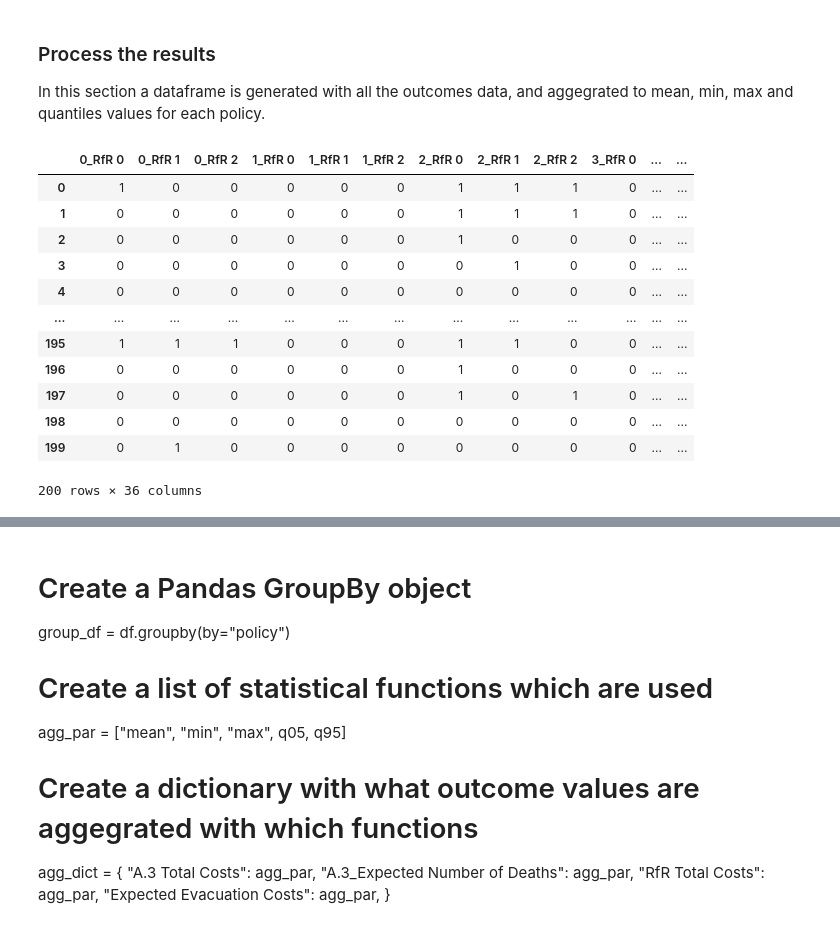
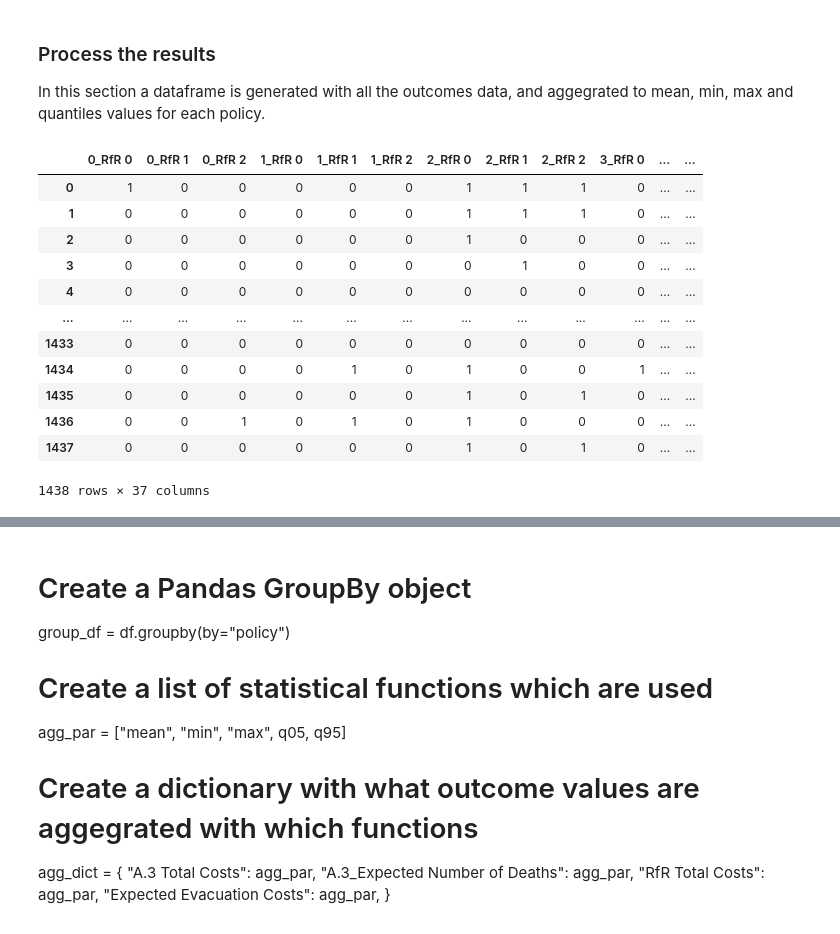
Before and after one commit to hannadenekamp/modelbased, a Jupyter notebook: Problem Formulations.ipynb, the cells around one changed output, grey strips where cells are left out. Drawn from its saved outputs; the diff is of its cells as text; code cells hidden in the pictures.

```diff
--- a/Problem Formulations.ipynb
+++ b/Problem Formulations.ipynb
@@ -367,19 +381,3 @@ In this section a dataframe is generated with all the outcomes data, and aggegra
 # df = pd.DataFrame(out)
 # df["policy"] = pd.DataFrame(exp)["policy"]
 # df
-# %%
-pd.DataFrame(df1)
-# %% [output]
-|  | 0_RfR 0 | 0_RfR 1 | 0_RfR 2 | 1_RfR 0 | 1_RfR 1 | 1_RfR 2 | 2_RfR 0 | 2_RfR 1 | 2_RfR 2 | 3_RfR 0 | ... | ... |
-| 0 | 1 | 0 | 0 | 0 | 0 | 0 | 1 | 1 | 1 | 0 | ... | ... |
-| 1 | 0 | 0 | 0 | 0 | 0 | 0 | 1 | 1 | 1 | 0 | ... | ... |
-| 2 | 0 | 0 | 0 | 0 | 0 | 0 | 1 | 0 | 0 | 0 | ... | ... |
-| 3 | 0 | 0 | 0 | 0 | 0 | 0 | 0 | 1 | 0 | 0 | ... | ... |
-| 4 | 0 | 0 | 0 | 0 | 0 | 0 | 0 | 0 | 0 | 0 | ... | ... |
-| ... | ... | ... | ... | ... | ... | ... | ... | ... | ... | ... | ... | ... |
-| 195 | 1 | 1 | 1 | 0 | 0 | 0 | 1 | 1 | 0 | 0 | ... | ... |
-| 196 | 0 | 0 | 0 | 0 | 0 | 0 | 1 | 0 | 0 | 0 | ... | ... |
-| 197 | 0 | 0 | 0 | 0 | 0 | 0 | 1 | 0 | 1 | 0 | ... | ... |
-| 198 | 0 | 0 | 0 | 0 | 0 | 0 | 0 | 0 | 0 | 0 | ... | ... |
-| 199 | 0 | 1 | 0 | 0 | 0 | 0 | 0 | 0 | 0 | 0 | ... | ... |
-200 rows × 36 columns
@@ -385,0 +386,16 @@ pd.DataFrame(df1)
+# %%
+opt
+# %% [output]
+|  | 0_RfR 0 | 0_RfR 1 | 0_RfR 2 | 1_RfR 0 | 1_RfR 1 | 1_RfR 2 | 2_RfR 0 | 2_RfR 1 | 2_RfR 2 | 3_RfR 0 | ... | ... |
+| 0 | 1 | 0 | 0 | 0 | 0 | 0 | 1 | 1 | 1 | 0 | ... | ... |
+| 1 | 0 | 0 | 0 | 0 | 0 | 0 | 1 | 1 | 1 | 0 | ... | ... |
+| 2 | 0 | 0 | 0 | 0 | 0 | 0 | 1 | 0 | 0 | 0 | ... | ... |
+| 3 | 0 | 0 | 0 | 0 | 0 | 0 | 0 | 1 | 0 | 0 | ... | ... |
+| 4 | 0 | 0 | 0 | 0 | 0 | 0 | 0 | 0 | 0 | 0 | ... | ... |
+| ... | ... | ... | ... | ... | ... | ... | ... | ... | ... | ... | ... | ... |
+| 1433 | 0 | 0 | 0 | 0 | 0 | 0 | 0 | 0 | 0 | 0 | ... | ... |
+| 1434 | 0 | 0 | 0 | 0 | 1 | 0 | 1 | 0 | 0 | 1 | ... | ... |
+| 1435 | 0 | 0 | 0 | 0 | 0 | 0 | 1 | 0 | 1 | 0 | ... | ... |
+| 1436 | 0 | 0 | 1 | 0 | 1 | 0 | 1 | 0 | 0 | 0 | ... | ... |
+| 1437 | 0 | 0 | 0 | 0 | 0 | 0 | 1 | 0 | 1 | 0 | ... | ... |
+1438 rows × 37 columns
```
Also changed, not shown: parts of 18 cells of this notebook.
